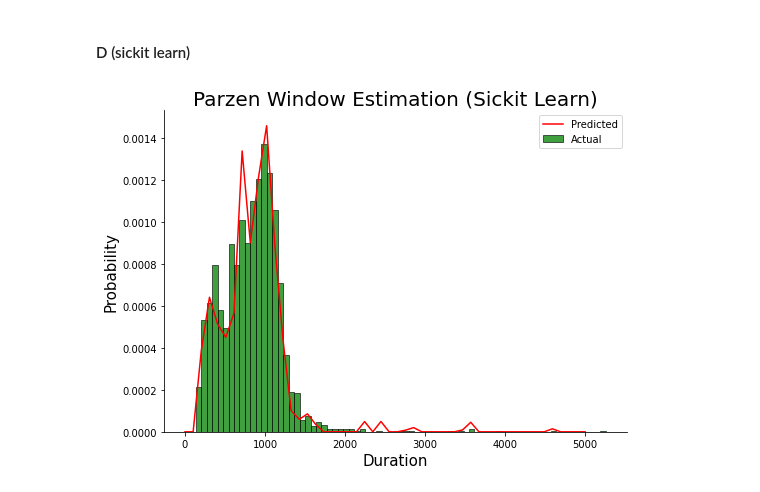
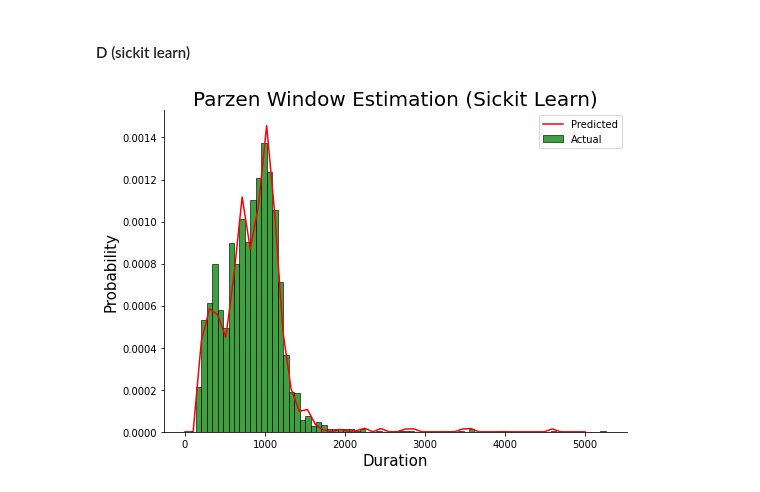
Before and after one commit to Kassra-sinaei/ML_HW_4, a Jupyter notebook: simulations/q8.ipynb, the cells around one changed output. Cells and saved outputs as stored; diff of their text form; code cells hidden in the pictures.

```diff
--- a/simulations/q8.ipynb
+++ b/simulations/q8.ipynb
@@ -62,19 +97,19 @@ estimator.plot_dist()
 # %%
 from sklearn.neighbors import KernelDensity
 from sklearn.model_selection import GridSearchCV
 
-model = KernelDensity(kernel = 'gaussian', bandwidth=3)
+model = KernelDensity(kernel = 'gaussian', bandwidth=10)
 model.fit(X.reshape(-1,1))
 
-range = np.linspace(0, 5000)
-predict = model.score_samples(range.reshape(-1,1))
+points = np.linspace(0, 5000)
+predict = model.score_samples(points.reshape(-1,1))
 
 sns.displot(X, stat="density", color="green", aspect=1.5)
-p = sns.lineplot(range, np.exp(predict), color="red")
+p = sns.lineplot(points, np.exp(predict), color="red")
 p.set_xlabel("Duration", fontsize = 15)
 p.set_ylabel("Probability", fontsize = 15)
 plt.title("Parzen Window Estimation (Sickit Learn)", fontsize=20)
 plt.legend(labels=["Predicted", "Actual"])
 plt.show()
 # %% [output]
-[figure, old version]
+[figure, new version]
```
Also changed, not shown: parts of 6 cells of this notebook.
